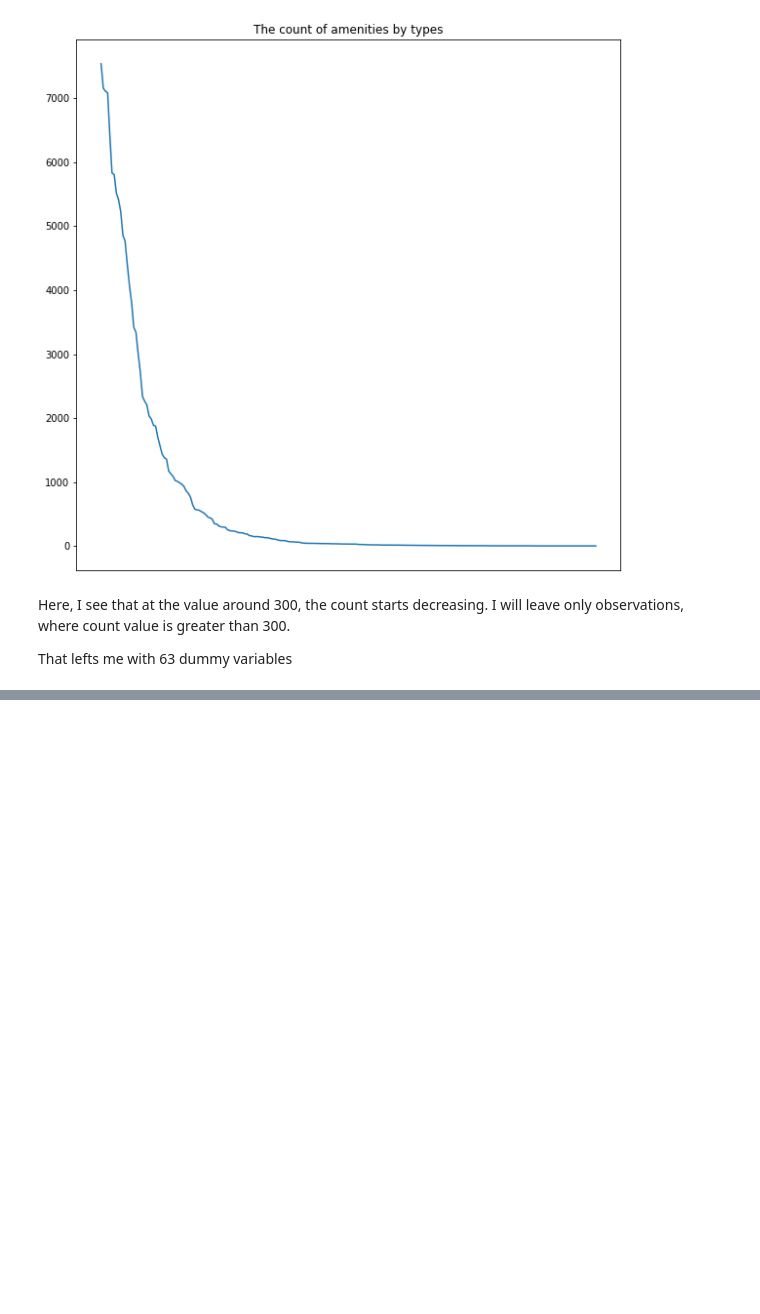
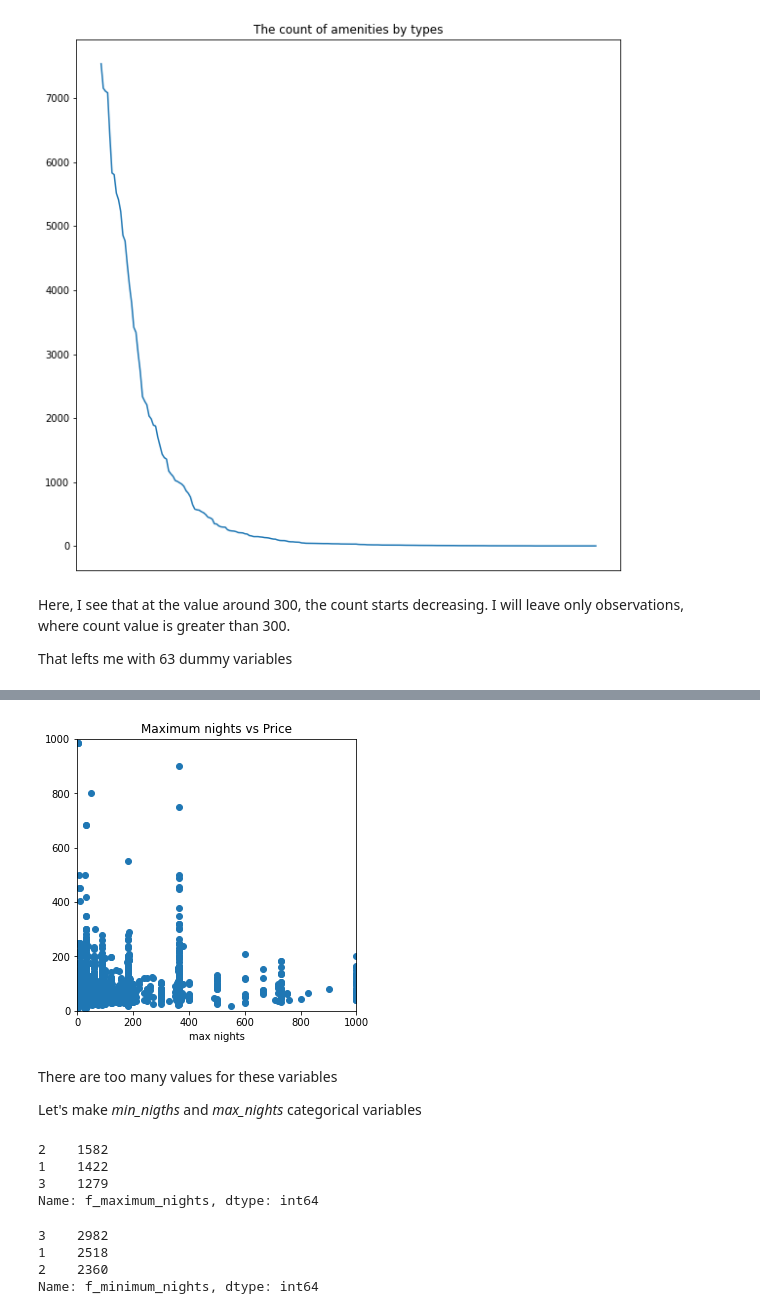
Before and after one commit to JustJAG/Prediction_with_ML_for_Economists, a Jupyter notebook: Assignment_2_AirBNB_data/Code.ipynb, the cells around one changed output, grey strips where cells are left out. Saved outputs shown, nothing was run; the diff lists cells and outputs as text; code cells hidden in the pictures; blank space fills up the shorter version.

```diff
--- a/Assignment_2_AirBNB_data/Code.ipynb
+++ b/Assignment_2_AirBNB_data/Code.ipynb
@@ -465,0 +763,15 @@ data["bathrooms_text"] = data["bathrooms_text"].astype(float)
+# %%
+f = plt.figure()
+f.set_figwidth(5)
+f.set_figheight(5)
+plt.scatter(data.maximum_nights, data.price)
+plt.title('Maximum nights vs Price')
+plt.axis((0,1000,0,1000))
+plt.xlabel("max nights")
+plt.show()
+# %% [output]
+[figure, added]
+# %% [markdown]
+There are too many values for these variables
+
+Let's make *min_nigths* and *max_nights* categorical variables
@@ -465,0 +790,14 @@ data["bathrooms_text"] = data["bathrooms_text"].astype(float)
+# %%
+data["f_maximum_nights"].value_counts()
+# %% [output]
+2    1582
+1    1422
+3    1279
+Name: f_maximum_nights, dtype: int64
+# %%
+data["f_minimum_nights"].value_counts()
+# %% [output]
+3    2982
+1    2518
+2    2360
+Name: f_minimum_nights, dtype: int64
```
Also changed, not shown: parts of 59 cells of this notebook, 1 other file.
